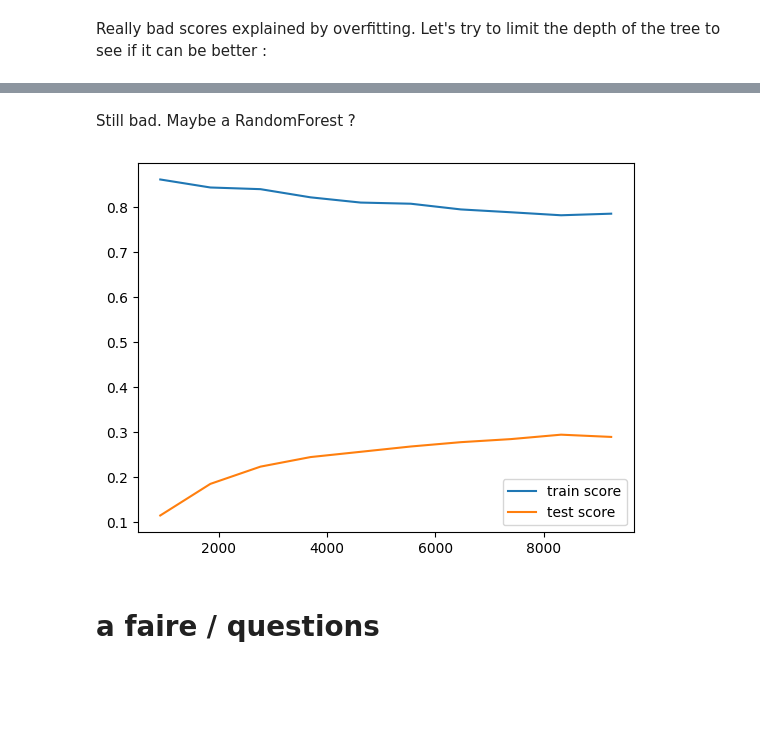
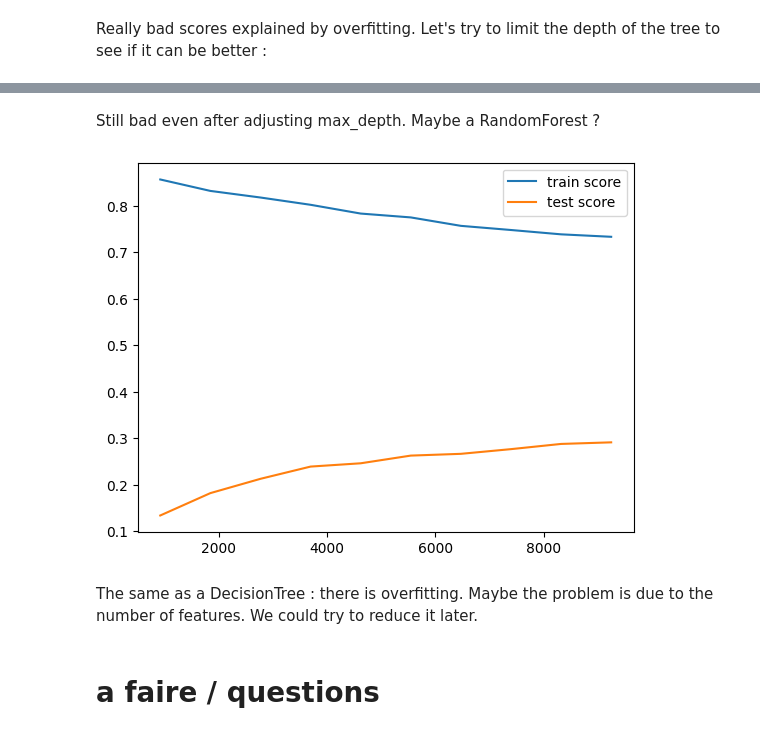
Before and after one commit to elouanzer/AAAproject_FC24, a Jupyter notebook: FC24_MLproject.ipynb, the cells around one changed output, grey strips where cells are left out. Cells and saved outputs as stored; diff of their text form; code cells hidden in the pictures; blank space fills up the shorter version.

Commit message:
random forest : overfit

```diff
--- a/FC24_MLproject.ipynb
+++ b/FC24_MLproject.ipynb
@@ -400,17 +400,19 @@ plot_learning_curve(
 # %% [markdown]
-Still bad. Maybe a RandomForest ?
+Still bad even after adjusting max_depth. Maybe a RandomForest ?
 # %%
 random_forest_1 = make_pipeline(
     transformer_1_noscaling,
-    RandomForestRegressor(n_estimators=30, max_depth=20)
+    RandomForestRegressor(n_estimators=30, max_depth=20, max_features=10)
 )
 
 #cv_random_forest_1 = cross_val_score(random_forest_1, X_train, y_train, cv=10)
 #cv_random_forest_1
 
 plot_learning_curve(random_forest_1, cv=3)
 # %% [output]
-[figure, old version]
+[figure, new version]
+# %% [markdown]
+The same as a DecisionTree : there is overfitting. Maybe the problem is due to the number of features. We could try to reduce it later.
 # %% [markdown]
 # a faire / questions
 # %% [markdown]
```
Also changed, not shown: parts of 2 cells of this notebook.
